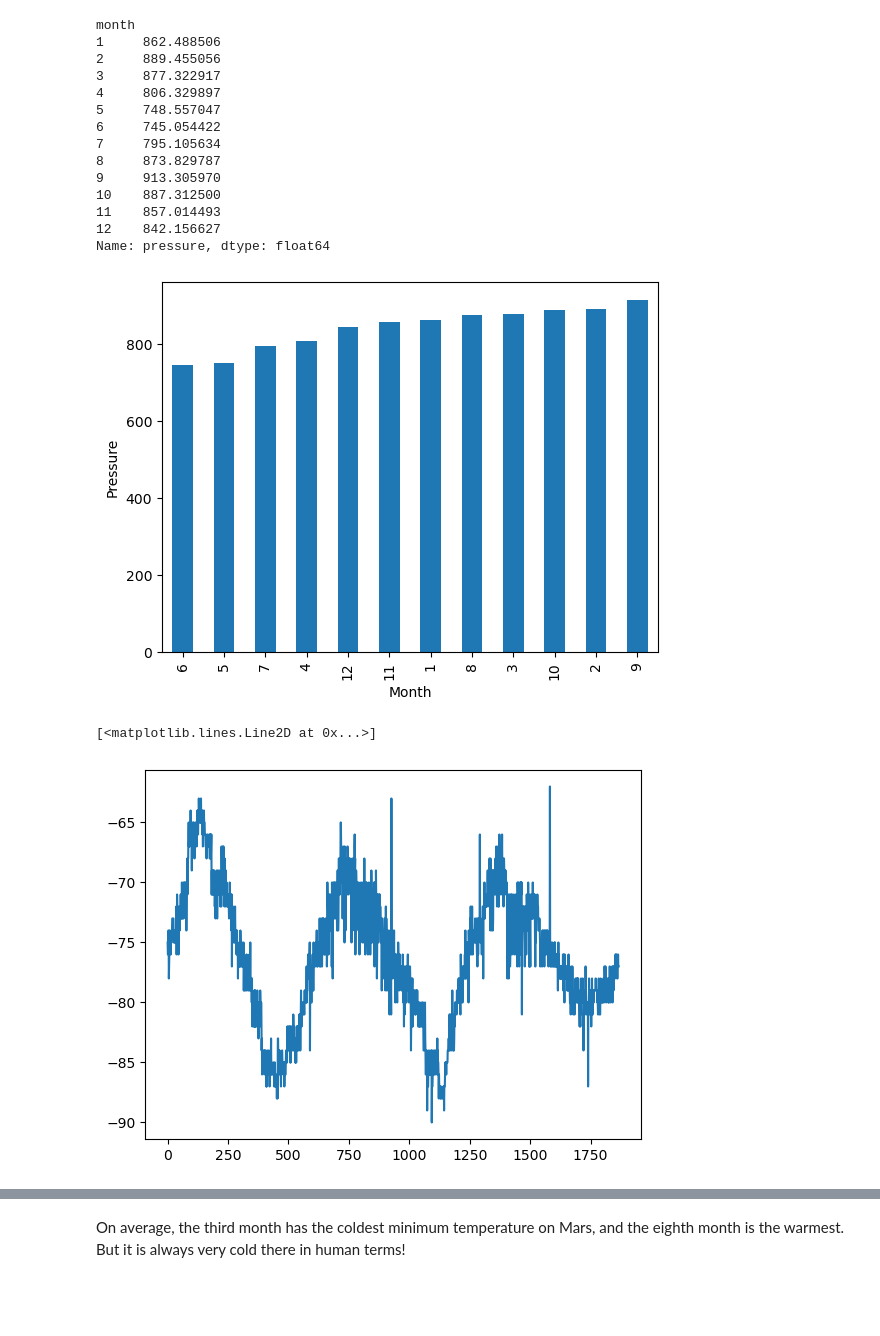
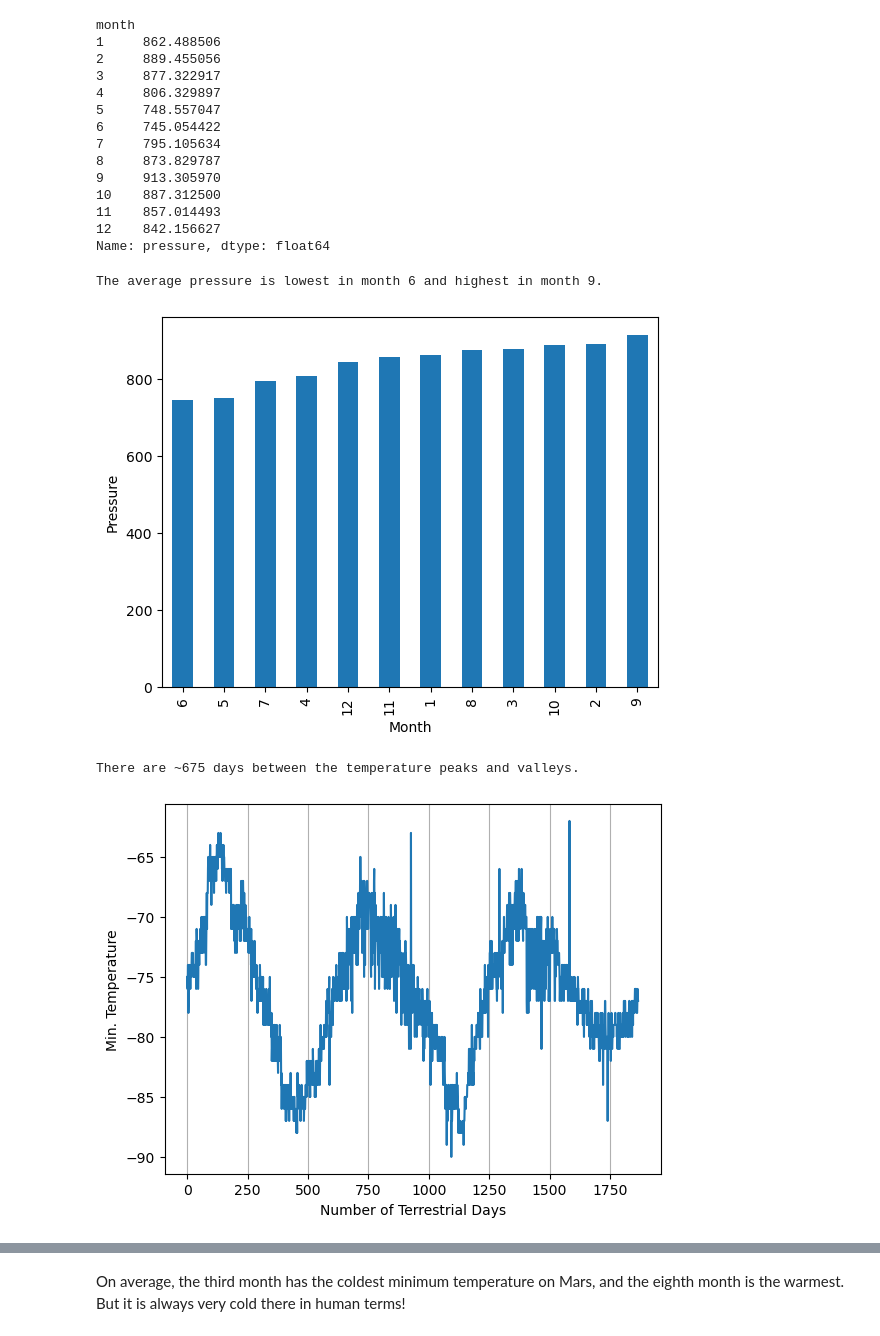
Before and after one commit to mwiley608/module-11-challenge, a Jupyter notebook: part_2_mars_weather_main.ipynb, the cells around one changed output, grey strips where cells are left out. Saved outputs shown, nothing was run; the diff lists cells and outputs as text; code cells hidden in the pictures; blank space fills up the shorter version.

Commit message:
final project files part 1 and 2

```diff
--- a/part_2_mars_weather_main.ipynb
+++ b/part_2_mars_weather_main.ipynb
@@ -55,7 +52,7 @@ weather_data = []
 
 # Loop through the scraped data to create a list of rows
 for row in weather_table:
-    data = row.select('td')
+    data = row.find_all('td')
     row_data = []
     for td in data:
         row_data.append(td.text)
@@ -220,16 +218,26 @@ Name: pressure, dtype: float64
 # %%
 # Plot the average pressure by month
 mean_pressure_sort = mean_pressure.sort_values()
+print(f'The average pressure is lowest in month 6 and highest in month 9.')
 
 mean_pressure_sort.plot.bar()
 plt.xlabel('Month')
 plt.ylabel('Pressure')
+plt.savefig("./Project_Output/pressurebymonth.png")
 plt.show()
 # %% [output]
+The average pressure is lowest in month 6 and highest in month 9.
 [figure]
-# %%
-# 5. How many terrestrial (earth) days are there in a Martian year?
-plt.plot(weather_data_df['min_temp'])
-# %% [output]
-[<matplotlib.lines.Line2D at 0x...>]
-[figure, removed]
+# %%
+# 5. How many terrestrial (earth) days are there in a Martian year?
+plt.plot(weather_data_df['min_temp'])
+plt.xlabel('Number of Terrestrial Days')
+plt.ylabel('Min. Temperature')
+plt.grid('on', which='minor', axis='x' )
+plt.grid('off', which='major', axis='x' )
+plt.savefig("./Project_Output/terrestrialdays.png")
+print(f'There are ~675 days between the temperature peaks and valleys.')
+plt.show()
+# %% [output]
+There are ~675 days between the temperature peaks and valleys.
+[figure, added]
```
Also changed, not shown: parts of 4 cells of this notebook, 7 other files.
